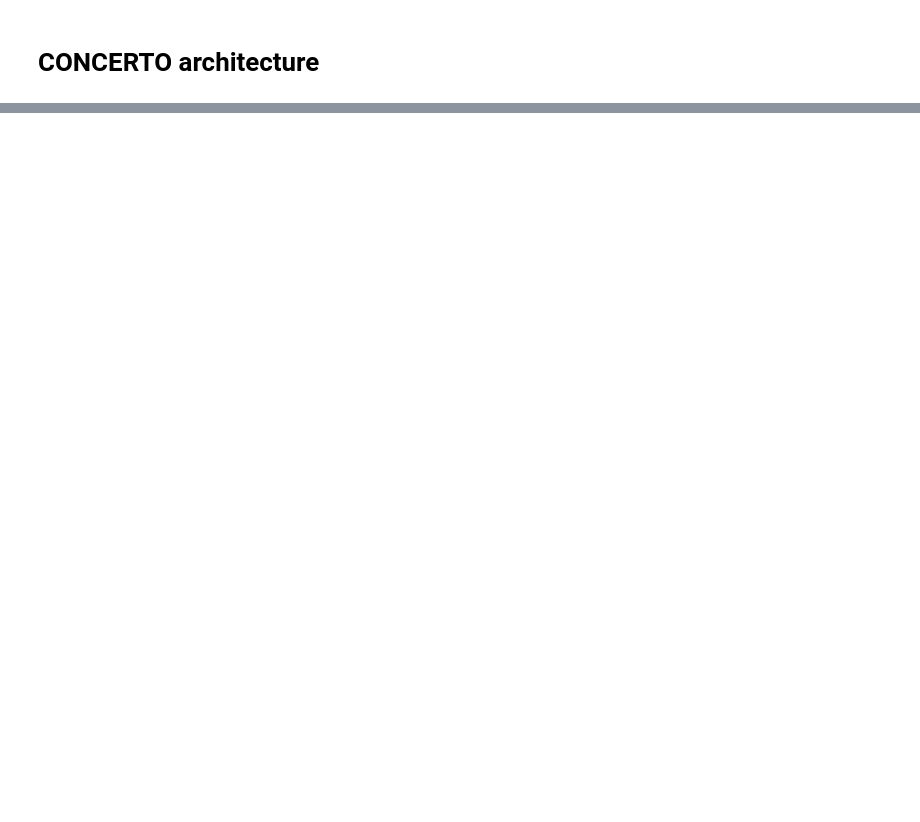
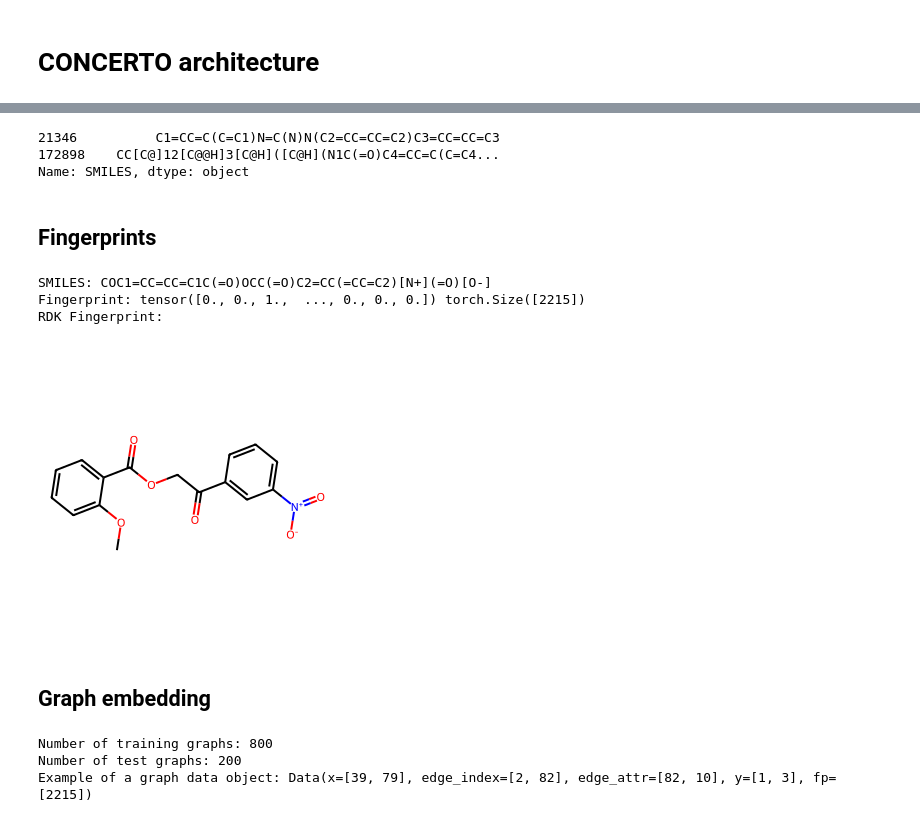
Before and after one commit to davidkubanek/Thesis, a Jupyter notebook: concerto.ipynb, the cells around one changed output, grey strips where cells are left out. Cells and saved outputs as stored; diff of their text form; code cells hidden in the pictures; blank space fills up the shorter version.

Commit message:
added training manager and MLP

```diff
--- a/concerto.ipynb
+++ b/concerto.ipynb
@@ -539,0 +516,4 @@ dataset.df.sample(10)
+# %%
+# Load the matrix
+matrix_df = pd.read_csv('activity_matrix_100.csv')
+matrix_df.head()
@@ -539,0 +528,28 @@ dataset.df.sample(10)
+# %%
+smile
+# %% [output]
+21346          C1=CC=C(C=C1)N=C(N)N(C2=CC=CC=C2)C3=CC=CC=C3
+172898    CC[C@]12[C@@H]3[C@H]([C@H](N1C(=O)C4=CC=C(C=C4...
+Name: SMILES, dtype: object
+# %% [markdown]
+## Fingerprints
+# %%
+smile = matrix_df.sample(1)['SMILES'].item()
+fp = convert_smile_to_fp_bit_string(smile)
+print('SMILES:', smile)
+print('Fingerprint:', fp, fp.shape)
+
+x = Chem.MolFromSmiles(smile)
+fp1 = Chem.RDKFingerprint(x, fpSize=1024)
+fp1 = np.array(list(fp1.ToBitString())).astype(np.int8)
+from rdkit.Chem import Draw
+img = Draw.MolToImage(x)
+print('RDK Fingerprint:')
+img
+# %% [output]
+SMILES: COC1=CC=CC=C1C(=O)OCC(=O)C2=CC(=CC=C2)[N+](=O)[O-]
+Fingerprint: tensor([0., 0., 1.,  ..., 0., 0., 0.]) torch.Size([2215])
+RDK Fingerprint:
+[figure, added]
+# %% [markdown]
+## Graph embedding
@@ -539,0 +779,6 @@ dataset.df.sample(10)
+# %%
+dataloader = prepare_dataset(matrix_df, args)
+# %% [output]
+Number of training graphs: 800
+Number of test graphs: 200
+Example of a graph data object: Data(x=[39, 79], edge_index=[2, 82], edge_attr=[82, 10], y=[1, 3], fp=[2215])
```
Also changed, not shown: parts of 26 cells of this notebook, 3 other files.
